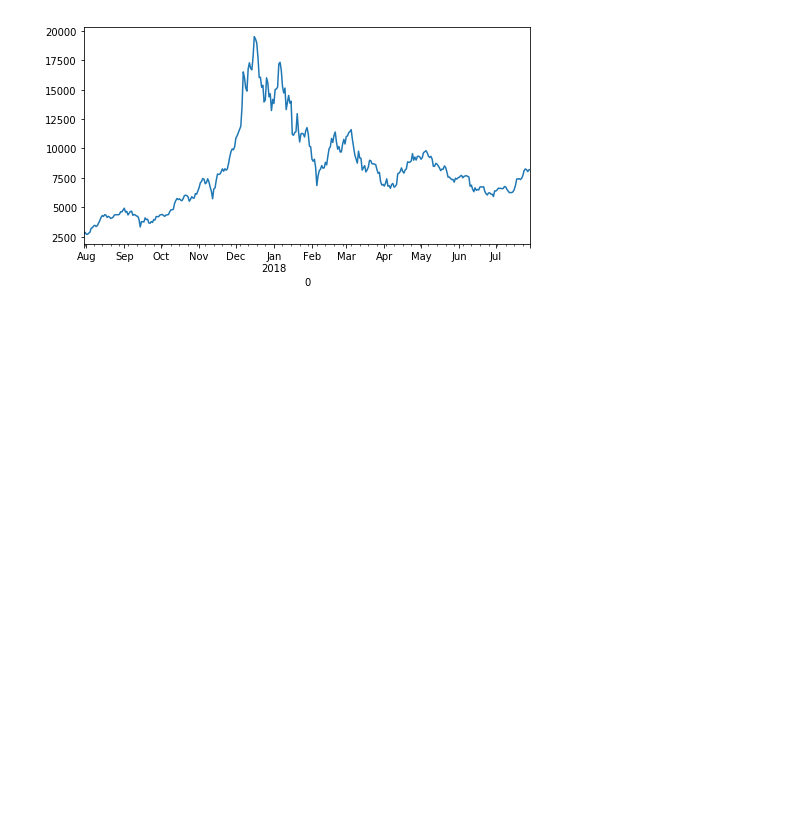
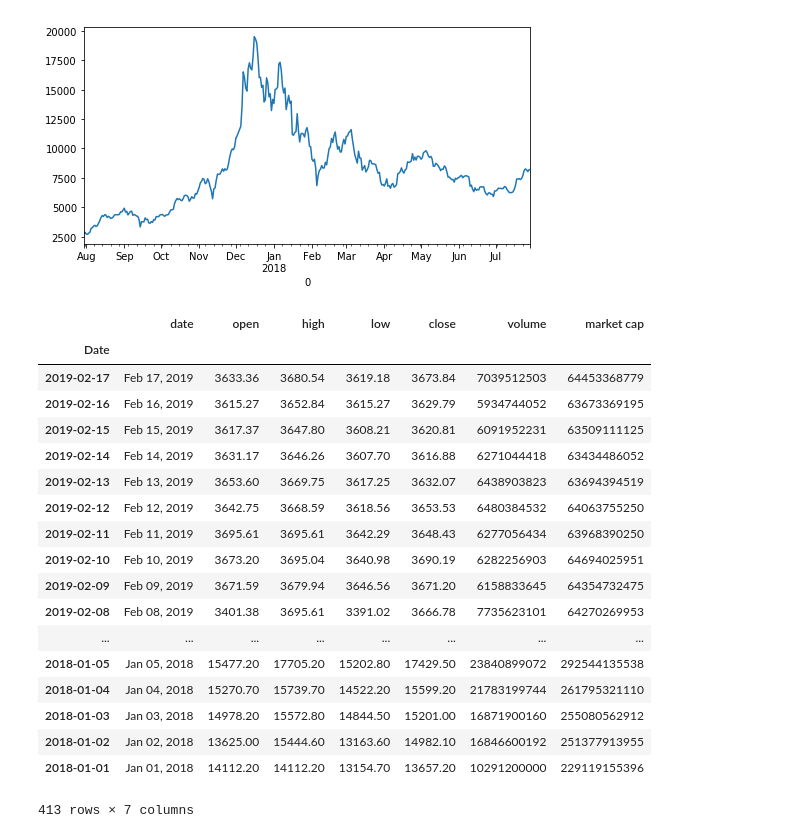
Before and after one commit to sohanlal1234/machine-learning, a Jupyter notebook: demos/Day 1 - visualization.ipynb, the cells around one changed output. Cells and saved outputs as stored; diff of their text form; code cells hidden in the pictures; blank space fills up the shorter version.

```diff
--- a/demos/Day 1 - visualization.ipynb
+++ b/demos/Day 1 - visualization.ipynb
@@ -172,0 +179,22 @@ plt.savefig("bitcoin.pdf")
+# %%
+bitcoin
+# %% [output]
+|  | date | open | high | low | close | volume | market cap |
+| Date |  |  |  |  |  |  |  |
+| 2019-02-17 | Feb 17, 2019 | 3633.36 | 3680.54 | 3619.18 | 3673.84 | 7039512503 | 64453368779 |
+| 2019-02-16 | Feb 16, 2019 | 3615.27 | 3652.84 | 3615.27 | 3629.79 | 5934744052 | 63673369195 |
+| 2019-02-15 | Feb 15, 2019 | 3617.37 | 3647.80 | 3608.21 | 3620.81 | 6091952231 | 63509111125 |
+| 2019-02-14 | Feb 14, 2019 | 3631.17 | 3646.26 | 3607.70 | 3616.88 | 6271044418 | 63434486052 |
+| 2019-02-13 | Feb 13, 2019 | 3653.60 | 3669.75 | 3617.25 | 3632.07 | 6438903823 | 63694394519 |
+| 2019-02-12 | Feb 12, 2019 | 3642.75 | 3668.59 | 3618.56 | 3653.53 | 6480384532 | 64063755250 |
+| 2019-02-11 | Feb 11, 2019 | 3695.61 | 3695.61 | 3642.29 | 3648.43 | 6277056434 | 63968390250 |
+| 2019-02-10 | Feb 10, 2019 | 3673.20 | 3695.04 | 3640.98 | 3690.19 | 6282256903 | 64694025951 |
+| 2019-02-09 | Feb 09, 2019 | 3671.59 | 3679.94 | 3646.56 | 3671.20 | 6158833645 | 64354732475 |
+| 2019-02-08 | Feb 08, 2019 | 3401.38 | 3695.61 | 3391.02 | 3666.78 | 7735623101 | 64270269953 |
+| ... | ... | ... | ... | ... | ... | ... | ... |
+| 2018-01-05 | Jan 05, 2018 | 15477.20 | 17705.20 | 15202.80 | 17429.50 | 23840899072 | 292544135538 |
+| 2018-01-04 | Jan 04, 2018 | 15270.70 | 15739.70 | 14522.20 | 15599.20 | 21783199744 | 261795321110 |
+| 2018-01-03 | Jan 03, 2018 | 14978.20 | 15572.80 | 14844.50 | 15201.00 | 16871900160 | 255080562912 |
+| 2018-01-02 | Jan 02, 2018 | 13625.00 | 15444.60 | 13163.60 | 14982.10 | 16846600192 | 251377913955 |
+| 2018-01-01 | Jan 01, 2018 | 14112.20 | 14112.20 | 13154.70 | 13657.20 | 10291200000 | 229119155396 |
+413 rows × 7 columns
```
Also changed, not shown: parts of 6 cells of this notebook, 1 other file.
